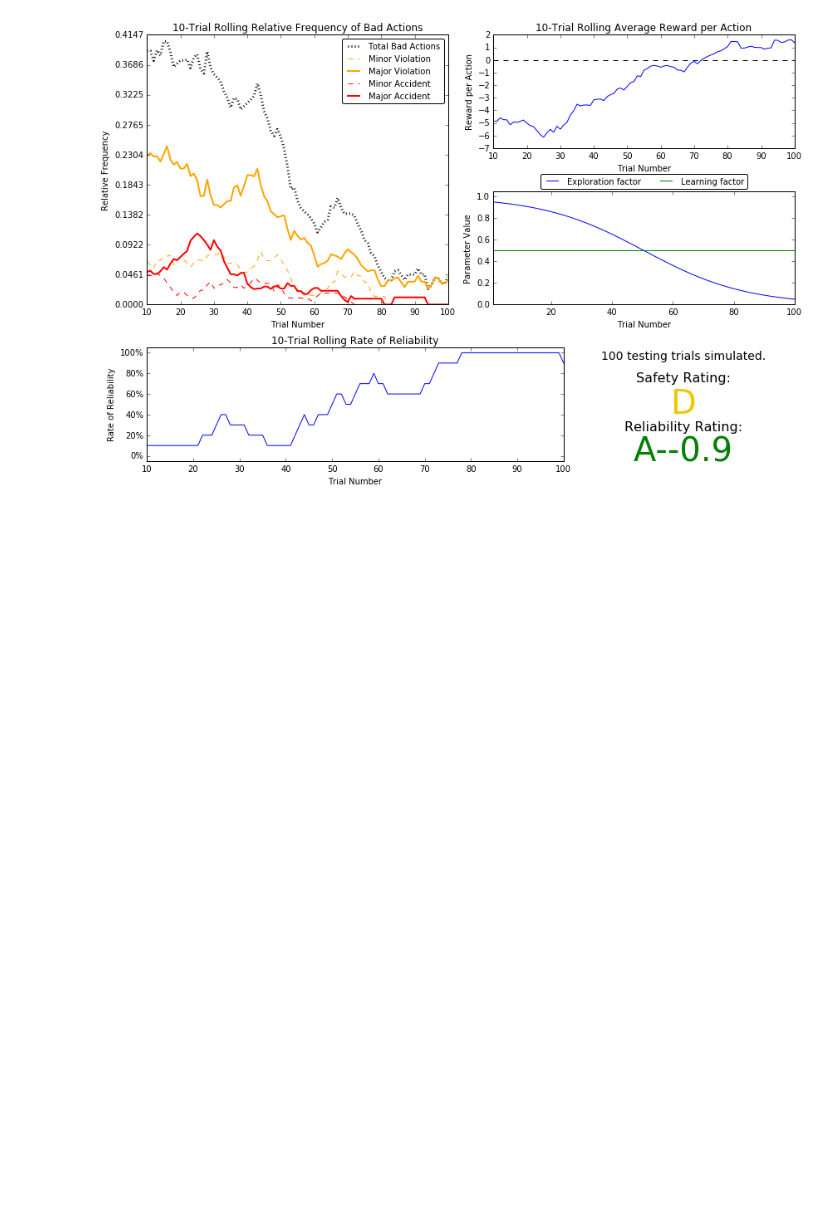
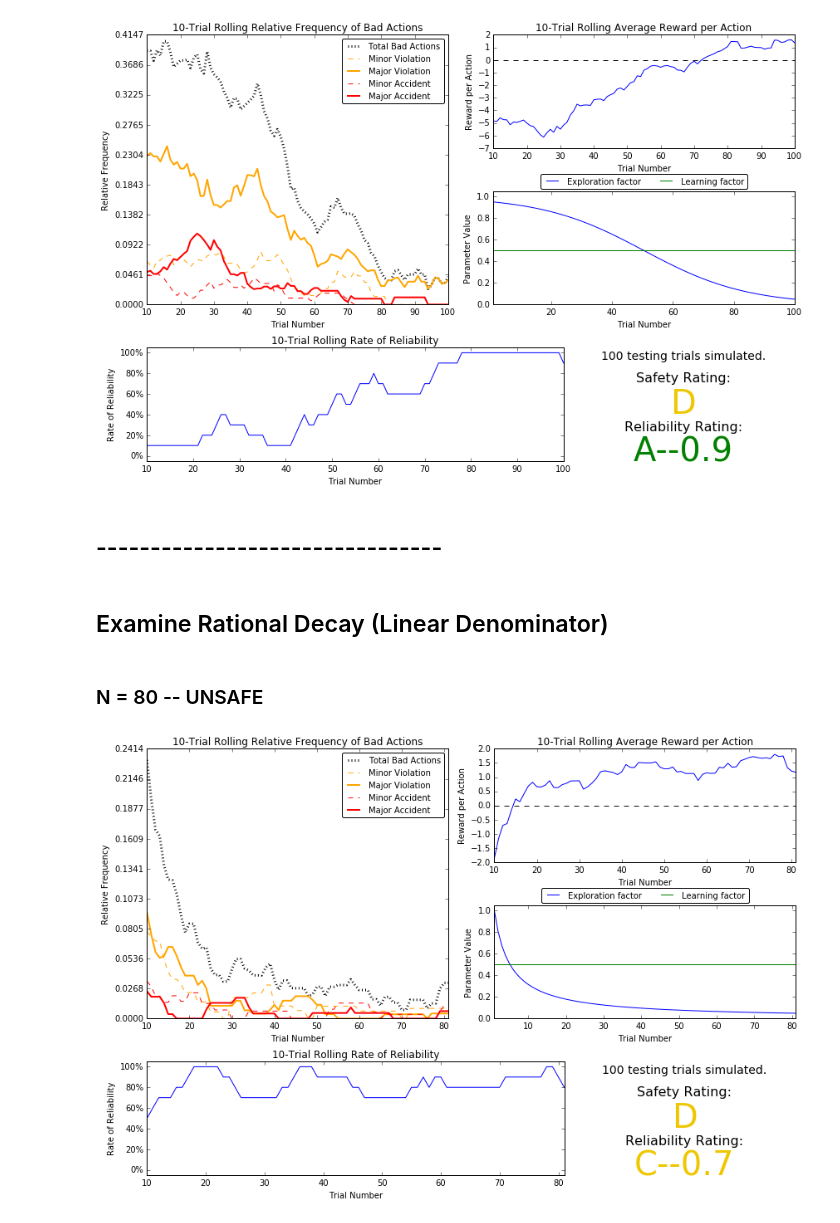
Before and after one commit to alextrickey/smartcab, a Jupyter notebook: round3_untransformed_features.ipynb, the cells around one changed output. Saved outputs shown, nothing was run; the diff lists cells and outputs as text; code cells hidden in the pictures; blank space fills up the shorter version.

```diff
--- a/round3_untransformed_features.ipynb
+++ b/round3_untransformed_features.ipynb
@@ -87,3 +87,14 @@ vs.plot_trials('sim_improved-learning.csv')
 # %%
 #Logistic, alpha=0.5, seed 3
 vs.plot_trials('sim_improved-learning.csv')
+# %% [markdown]
+## --------------------------------
+# %% [markdown]
+## Examine Rational Decay (Linear Denominator)
+# %% [markdown]
+### N = 80 -- UNSAFE
+# %%
+#Logistic, alpha=0.5, seed 3
+vs.plot_trials('sim_improved-learning.csv')
+# %% [output]
+[figure, added]
```
Also changed, not shown: parts of 29 cells of this notebook, 2 other files.
